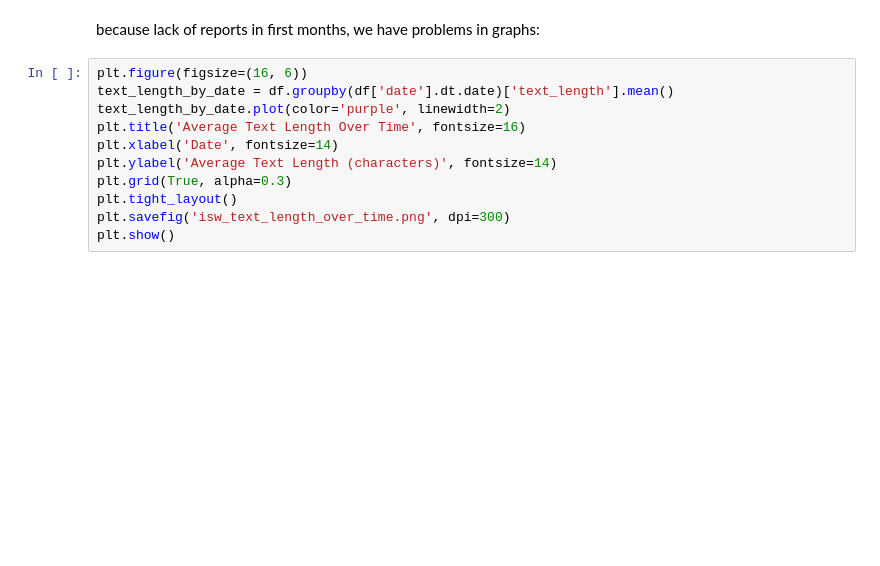
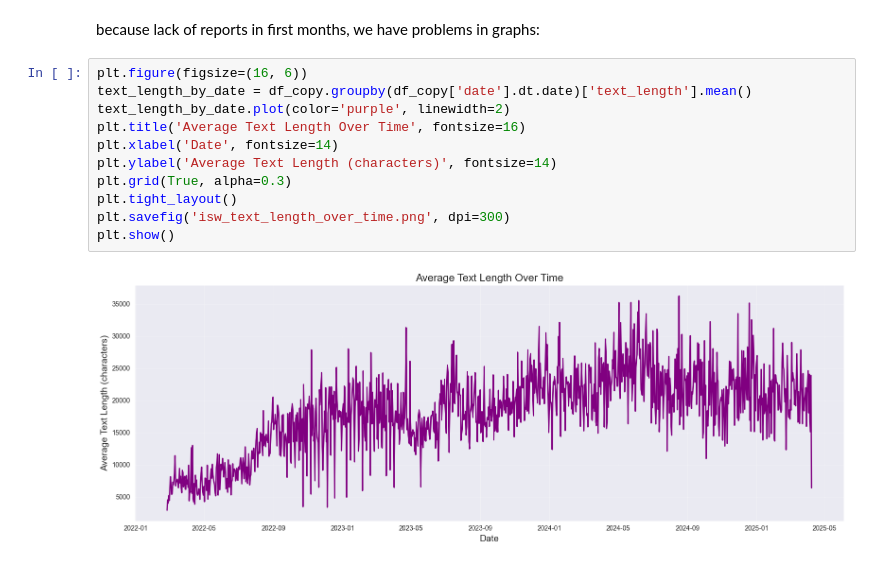
Before and after one commit to KonchakivskyiDanylo/PythonForDs, a Jupyter notebook: isw_analyze.ipynb, the cells around one changed output. Cells and saved outputs as stored; diff of their text form; blank space fills up the shorter version.

```diff
--- a/isw_analyze.ipynb
+++ b/isw_analyze.ipynb
@@ -148,13 +159,15 @@ plt.show()
 because lack of reports in first months, we have problems in graphs:
 # %%
 plt.figure(figsize=(16, 6))
-text_length_by_date = df.groupby(df['date'].dt.date)['text_length'].mean()
+text_length_by_date = df_copy.groupby(df_copy['date'].dt.date)['text_length'].mean()
 text_length_by_date.plot(color='purple', linewidth=2)
 plt.title('Average Text Length Over Time', fontsize=16)
 plt.xlabel('Date', fontsize=14)
 plt.ylabel('Average Text Length (characters)', fontsize=14)
 plt.grid(True, alpha=0.3)
 plt.tight_layout()
 plt.savefig('isw_text_length_over_time.png', dpi=300)
 plt.show()
+# %% [output]
+[figure, added]
 # %%
```
Also changed, not shown: parts of 42 cells of this notebook.
